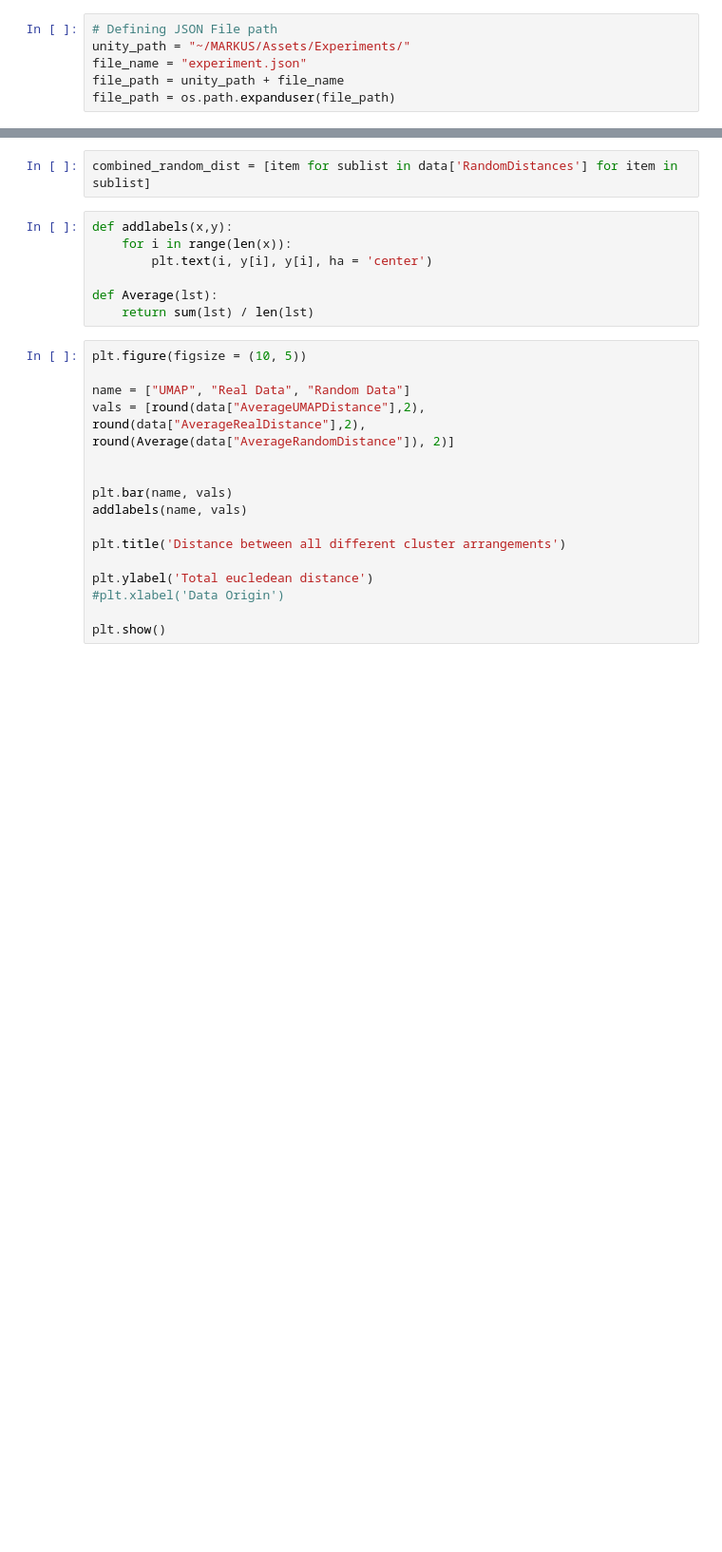
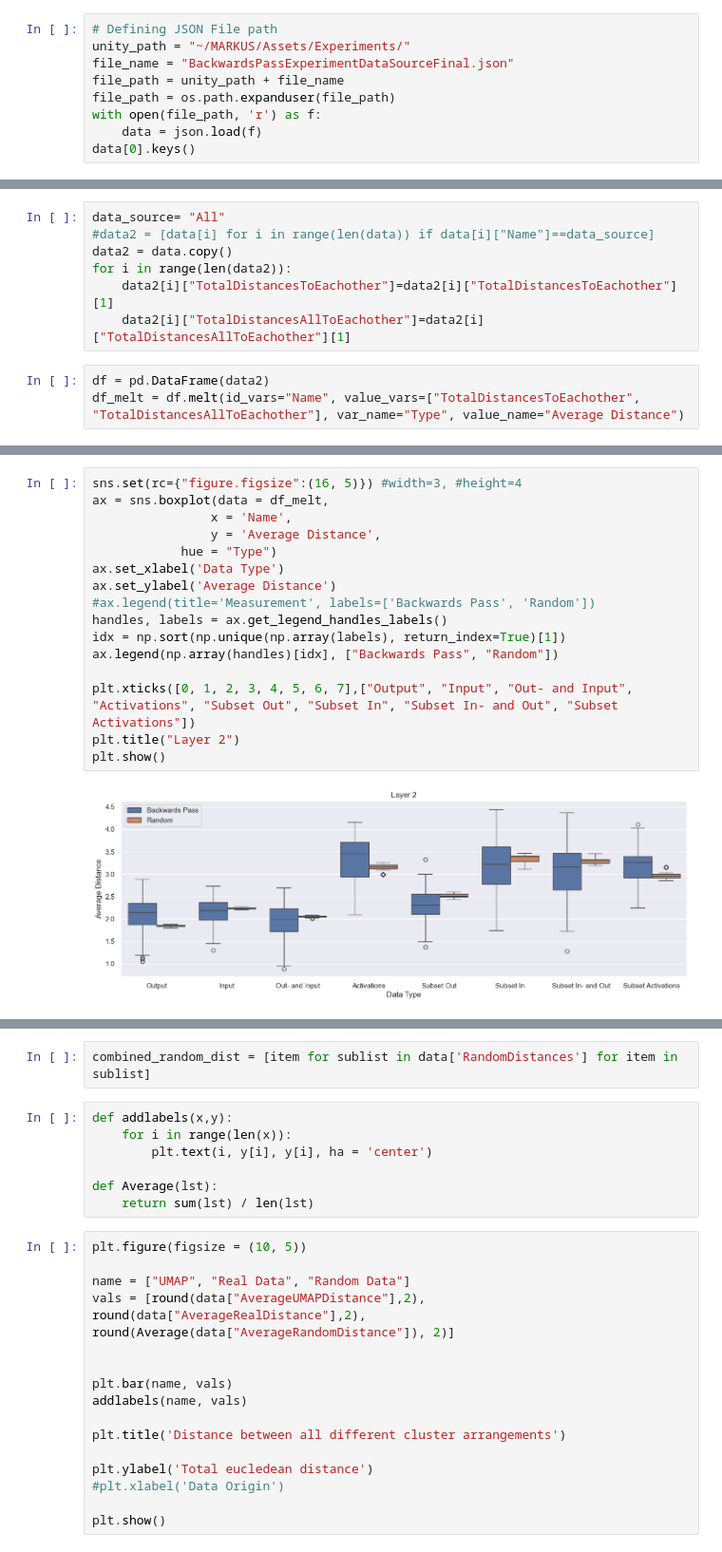
Before and after one commit to Razzorior/MARKUS_python, a Jupyter notebook: plot_creator.ipynb, the cells around one changed output, grey strips where cells are left out. Shown at 95% size. Drawn from its saved outputs; the diff is of its cells as text; blank space fills up the shorter version.

```diff
--- a/plot_creator.ipynb
+++ b/plot_creator.ipynb
@@ -10,6 +12,9 @@ import pandas as pd
 # %%
 # Defining JSON File path
 unity_path = "~/MARKUS/Assets/Experiments/"
-file_name = "experiment.json"
+file_name = "BackwardsPassExperimentDataSourceFinal.json"
 file_path = unity_path + file_name
 file_path = os.path.expanduser(file_path)
+with open(file_path, 'r') as f:
+    data = json.load(f)
+data[0].keys()
@@ -22,0 +23,10 @@ dict_keys(['Name', 'UMAPDistances', 'AverageUMAPDistance', 'RealDistances', 'Ave
+# %%
+data_source= "All"
+#data2 = [data[i] for i in range(len(data)) if data[i]["Name"]==data_source]
+data2 = data.copy()
+for i in range(len(data2)):
+    data2[i]["TotalDistancesToEachother"]=data2[i]["TotalDistancesToEachother"][1]
+    data2[i]["TotalDistancesAllToEachother"]=data2[i]["TotalDistancesAllToEachother"][1]
+# %%
+df = pd.DataFrame(data2)
+df_melt = df.melt(id_vars="Name", value_vars=["TotalDistancesToEachother", "TotalDistancesAllToEachother"], var_name="Type", value_name="Average Distance")
@@ -22,0 +49,18 @@ dict_keys(['Name', 'UMAPDistances', 'AverageUMAPDistance', 'RealDistances', 'Ave
+# %%
+sns.set(rc={"figure.figsize":(16, 5)}) #width=3, #height=4
+ax = sns.boxplot(data = df_melt,
+                x = 'Name',
+                y = 'Average Distance',
+            hue = "Type")
+ax.set_xlabel('Data Type')
+ax.set_ylabel('Average Distance')
+#ax.legend(title='Measurement', labels=['Backwards Pass', 'Random'])
+handles, labels = ax.get_legend_handles_labels()
+idx = np.sort(np.unique(np.array(labels), return_index=True)[1])
+ax.legend(np.array(handles)[idx], ["Backwards Pass", "Random"])
+
+plt.xticks([0, 1, 2, 3, 4, 5, 6, 7],["Output", "Input", "Out- and Input", "Activations", "Subset Out", "Subset In", "Subset In- and Out", "Subset Activations"])
+plt.title("Layer 2")
+plt.show()
+# %% [output]
+[figure, added]
```
Also changed, not shown: parts of 7 cells of this notebook, 7 other files.
